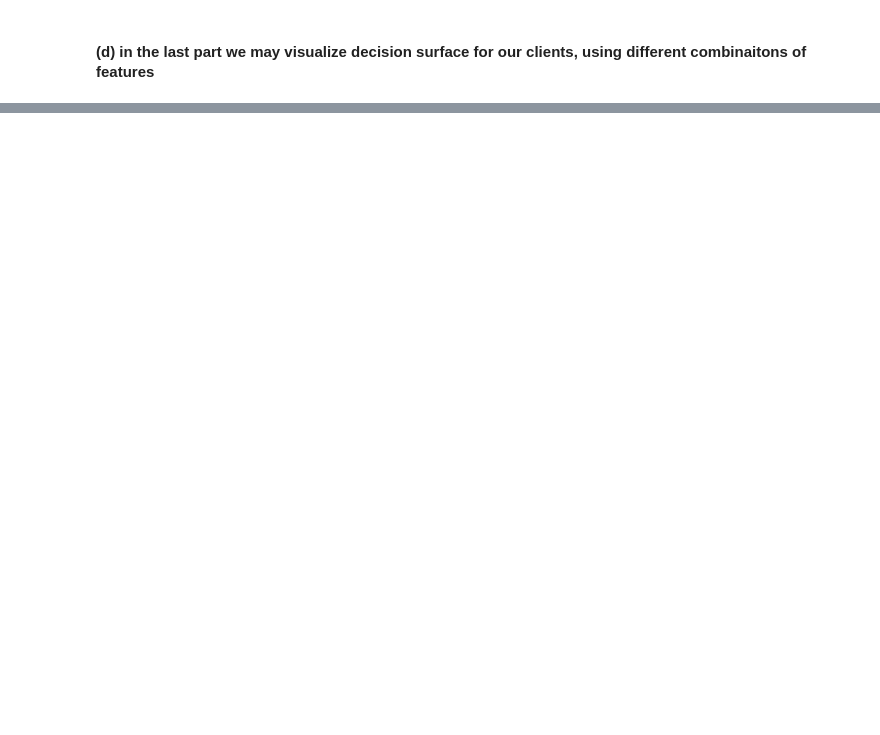
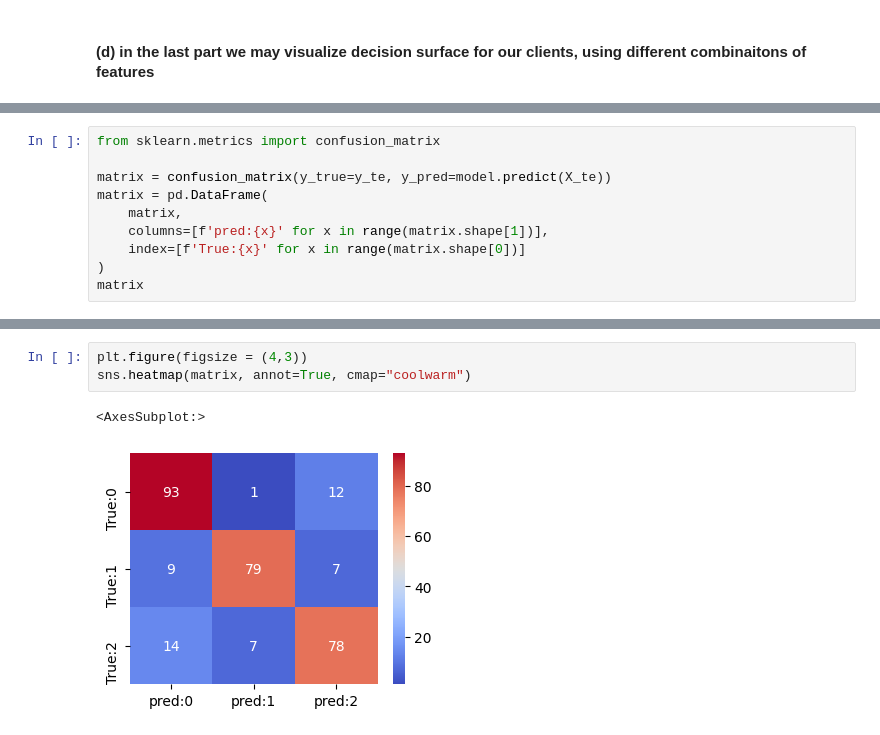
Before and after one commit to PawelRosikiewicz/MachineLearning, a Jupyter notebook: MachineLearning_code_examples/Logistic_Regression.ipynb, the cells around one changed output, grey strips where cells are left out. Saved outputs shown, nothing was run; the diff lists cells and outputs as text; blank space fills up the shorter version.

```diff
--- a/MachineLearning_code_examples/Logistic_Regression.ipynb
+++ b/MachineLearning_code_examples/Logistic_Regression.ipynb
@@ -435,0 +378,10 @@ array([[0.47, 0.19, 0.34],
+# %%
+from sklearn.metrics import confusion_matrix
+
+matrix = confusion_matrix(y_true=y_te, y_pred=model.predict(X_te))
+matrix = pd.DataFrame(
+    matrix,
+    columns=[f'pred:{x}' for x in range(matrix.shape[1])],
+    index=[f'True:{x}' for x in range(matrix.shape[0])]
+)
+matrix
@@ -435,0 +398,6 @@ array([[0.47, 0.19, 0.34],
+# %%
+plt.figure(figsize = (4,3))
+sns.heatmap(matrix, annot=True, cmap="coolwarm")
+# %% [output]
+<AxesSubplot:>
+[figure, added]
```
Also changed, not shown: parts of 30 cells of this notebook.
